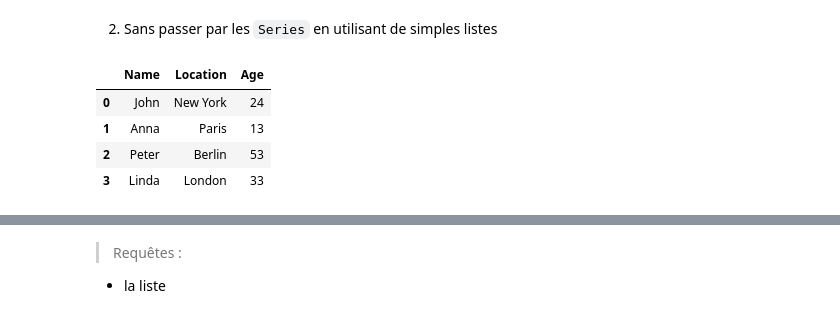
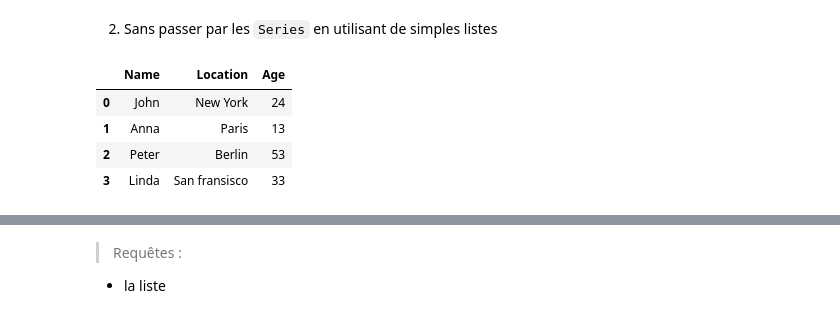
Before and after one commit to securitylab-repository/TPS-IA, a Jupyter notebook: TP1.ipynb, the cells around one changed output, grey strips where cells are left out. Saved outputs shown, nothing was run; the diff lists cells and outputs as text; code cells hidden in the pictures.

```diff
--- a/TP1.ipynb
+++ b/TP1.ipynb
@@ -305,18 +295,18 @@ max    53.000000
 # %%
 
 
 # create a simple dataset of people
 data = {'Name': ["John", "Anna", "Peter", "Linda"],
-        'Location' : ["New York", "Paris", "Berlin", "London"],
+        'Location' : ["New York", "Paris", "Berlin", "San fransisco"],
         'Age' : [24, 13, 53, 33]
        }
 
 data_pandas = pd.DataFrame(data)
 
 display(data_pandas)
 # %% [output]
 |  | Name | Location | Age |
 | 0 | John | New York | 24 |
 | 1 | Anna | Paris | 13 |
 | 2 | Peter | Berlin | 53 |
-| 3 | Linda | London | 33 |
+| 3 | Linda | San fransisco | 33 |
```
Also changed, not shown: parts of 50 cells of this notebook.
